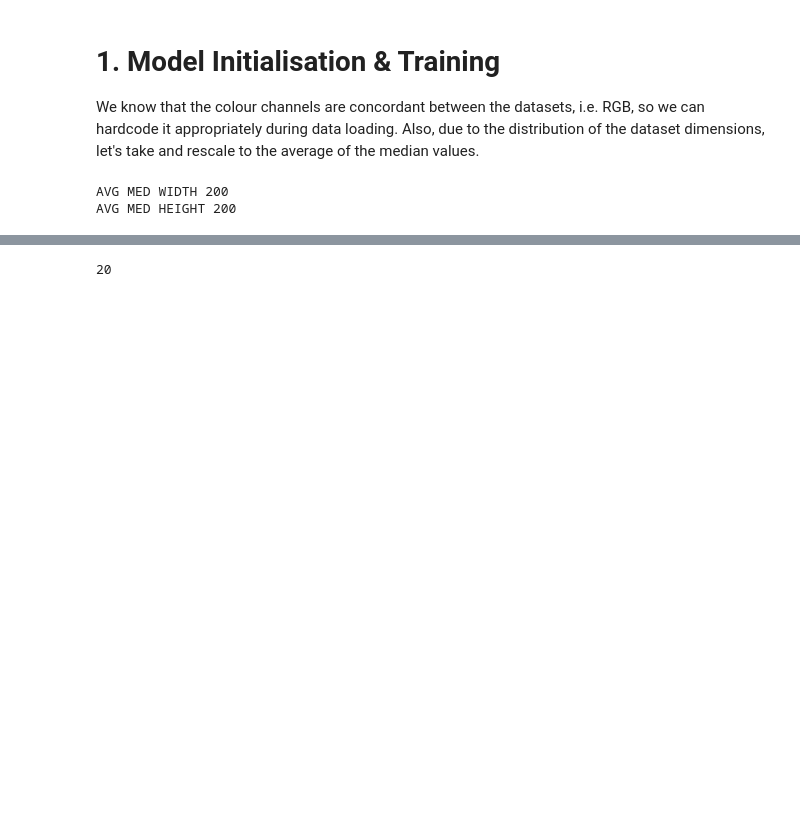
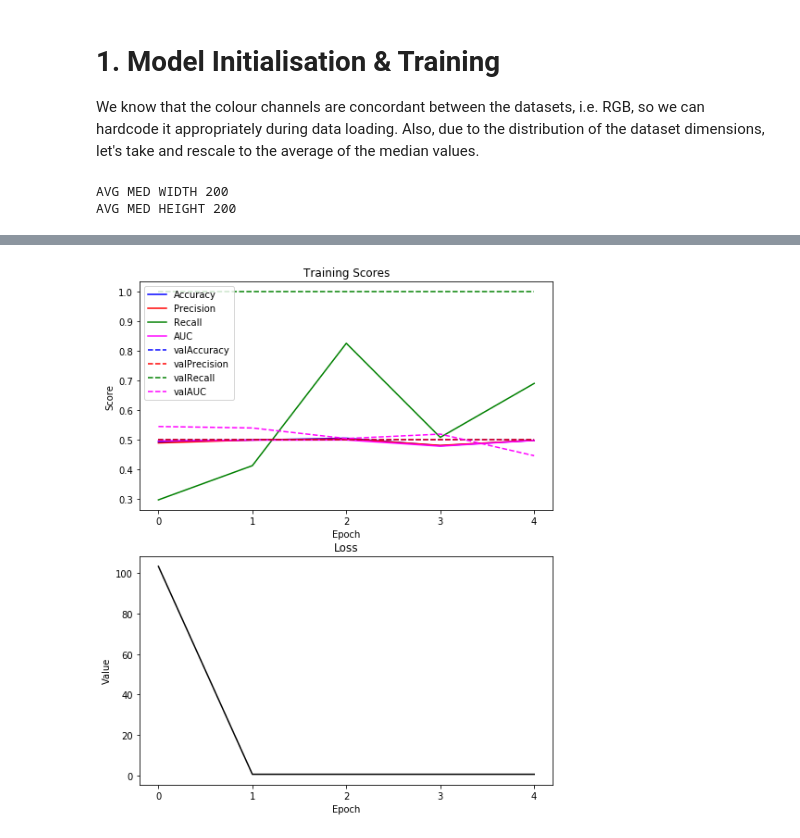
Before and after one commit to d-wdj/H8_PTP_Final_Image, a Jupyter notebook: Project.ipynb, the cells around one changed output, grey strips where cells are left out. Saved outputs shown, nothing was run; the diff lists cells and outputs as text; code cells hidden in the pictures; blank space fills up the shorter version.

```diff
--- a/Project.ipynb
+++ b/Project.ipynb
@@ -97,7 +77,7 @@ train_channel, test_channel
 We know that the colour channels are concordant between the datasets, i.e. RGB, so we can hardcode it appropriately during data loading. Also, due to the distribution of the dataset dimensions, let's take and rescale to the average of the median values.
 # %%
 BATCH_SIZE = 32
-epochs = 3
+epochs = 5
 AVG_MED_WIDTH = 200#int(df_dist.loc['MedianWidth', 'Average']/2)
 AVG_MED_HEIGHT = 200#int(df_dist.loc['MedianHeight', 'Average']/2)
 print (f'AVG MED WIDTH {AVG_MED_WIDTH}')
@@ -182,9 +200,34 @@ ResourceExhaustedError: OOM when allocating tensor with shape[633616,96] and typ
+# %%
+def plotHistory(history):
+    fig = plt.figure(figsize=(8, 10))
+    plt.subplot(2, 1, 1)
+    plt.title('Training Scores')
+    plt.plot(history.history['accuracy'], color='blue', label='Accuracy')
+    plt.plot(history.history['Precision'], color='red', label='Precision')
+    plt.plot(history.history['Recall'], color='green', label='Recall')
+    plt.plot(history.history['AUC'], color='magenta', label='AUC')
+    plt.plot(history.history['val_accuracy'], '--', color='blue', label='valAccuracy')
+    plt.plot(history.history['val_Precision'], '--', color='red', label='valPrecision')
+    plt.plot(history.history['val_Recall'], '--', color='green', label='valRecall')
+    plt.plot(history.history['val_AUC'], '--', color='magenta', label='valAUC')
+    plt.xticks(range(0, epochs))
+    plt.xlabel('Epoch')
+    plt.ylabel('Score')
+    plt.legend()
+
+    plt.subplot(2, 1, 2)
+    plt.title('Loss')
+    plt.ylabel('Value')
+    plt.xlabel('Epoch')
+    plt.xticks(range(epochs+1))
+    plt.plot(history.history['loss'], color='black', label='Loss')
+    plt.show()
 # %%
-history = model.fit(train_data,
-                    steps_per_epoch=math.ceil(num_train_data/32),
+plotHistory((model.fit(train_data,
+                    steps_per_epoch=math.ceil(num_train_data/BATCH_SIZE),
                     epochs=epochs,
-                    sample_weight=None,
-                    )
+                    validation_data=validation_data
+                    )))
 # %% [output]
 WARNING:tensorflow:sample_weight modes were coerced from
   ...
@@ -199,0 +251 @@ Epoch 3/3
+[figure, added]
@@ -202,5 +251,0 @@ model = None
-# %%
-import gc
-gc.collect()
-# %% [output]
-20
```
Also changed, not shown: parts of 8 cells of this notebook.
